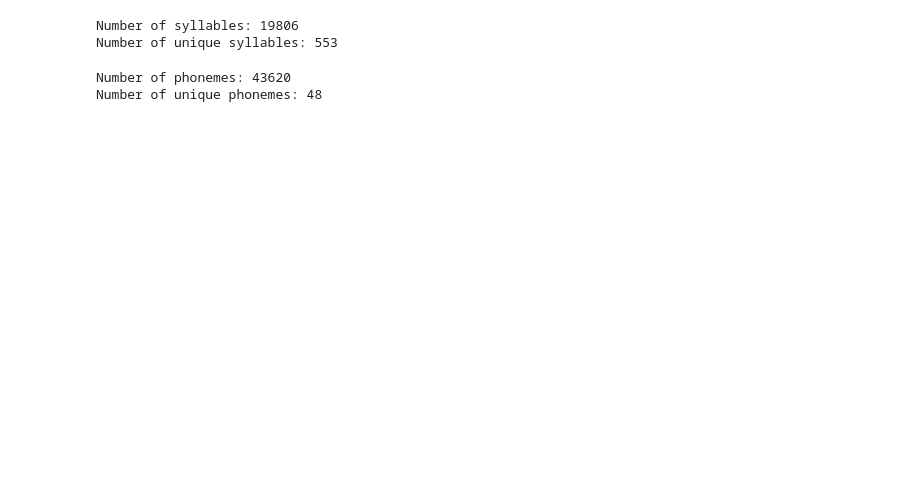
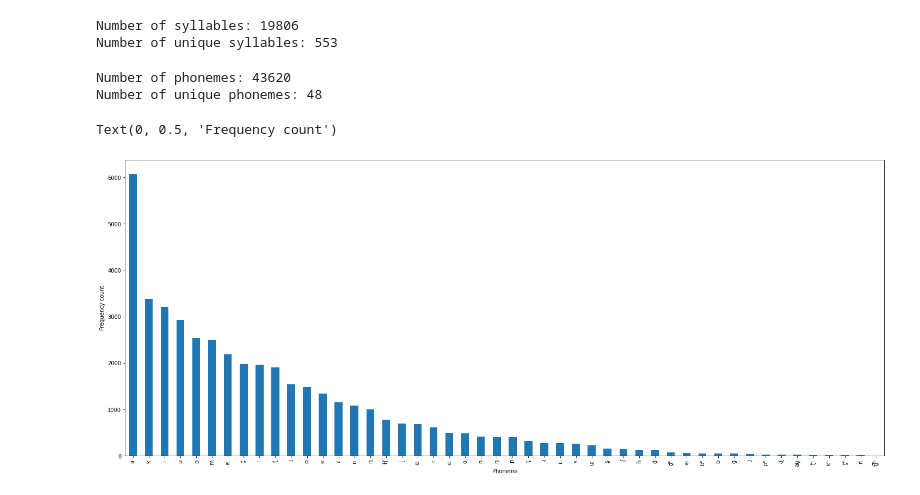
Before and after one commit to kavyamanohar/msc-reviewed-speech, a Jupyter notebook: analysis/EDA.ipynb, the cells around one changed output. Drawn from its saved outputs; the diff is of its cells as text; code cells hidden in the pictures; blank space fills up the shorter version.

Commit message:
Add frquency plot of phonemes in speech utterences

```diff
--- a/analysis/EDA.ipynb
+++ b/analysis/EDA.ipynb
@@ -37,12 +17,13 @@ sentence_list
 # %%
+sentence_list = df["transcript"].tolist()
 normalizesubstring = [['ണ്‍', 'ൺ'], ['ന്‍', 'ൻ'], ['ര്‍', 'ർ'],['ല്‍', 'ൽ'], ['ള്‍', 'ൾ'], ['ക്‍', 'ൿ']] # Conversion to atomic chillu
-removepunct = [['\u200c', ''], ['\u200d', ''], ['?',''], ['.',''], ['!',''], [',',''], [':','']]
+removepunctuation = [['\u200c', ''], ['\u200d', ''], ['?',''], ['.',''], ['!',''], [',',''], [':','']] # Remove zwj, zwnj, punctuations
 # %%
-new_sentencelist=[]
+normalized_sentencelist=[]
 for sentence in sentence_list:
     for sublist in normalizesubstring:
         sentence=sentence.replace(sublist[0], sublist[1])
     for remlist in removepunct:
         sentence=sentence.replace(remlist[0], remlist[1])
-    new_sentencelist.append(sentence)
+    normalized_sentencelist.append(sentence)
 # %%
@@ -54,5 +35,6 @@ Number of unique sentences: 482
 # %%
 def getwords(sentencelist):
     return ' '.join(sentencelist).split()
-word_list = getwords(new_sentencelist)
-# word_list
+word_list = getwords(normalized_sentencelist)
+print('Number of words:', len(word_list))
+print('Number of unique words:', len(set(word_list)))
@@ -92,3 +71,11 @@ print('Number of unique phonemes:', len(set(phoneme_list)))
 # %% [output]
 Number of phonemes: 43620
 Number of unique phonemes: 48
+# %%
+fig = plt.figure(figsize=[25,10])
+pd.Series(phoneme_list).value_counts().plot(kind='bar')
+plt.xlabel("Phoneme")
+plt.ylabel("Frequency count")
+# %% [output]
+Text(0, 0.5, 'Frequency count')
+[figure, added]
```
Also changed, not shown: parts of 5 cells of this notebook.
